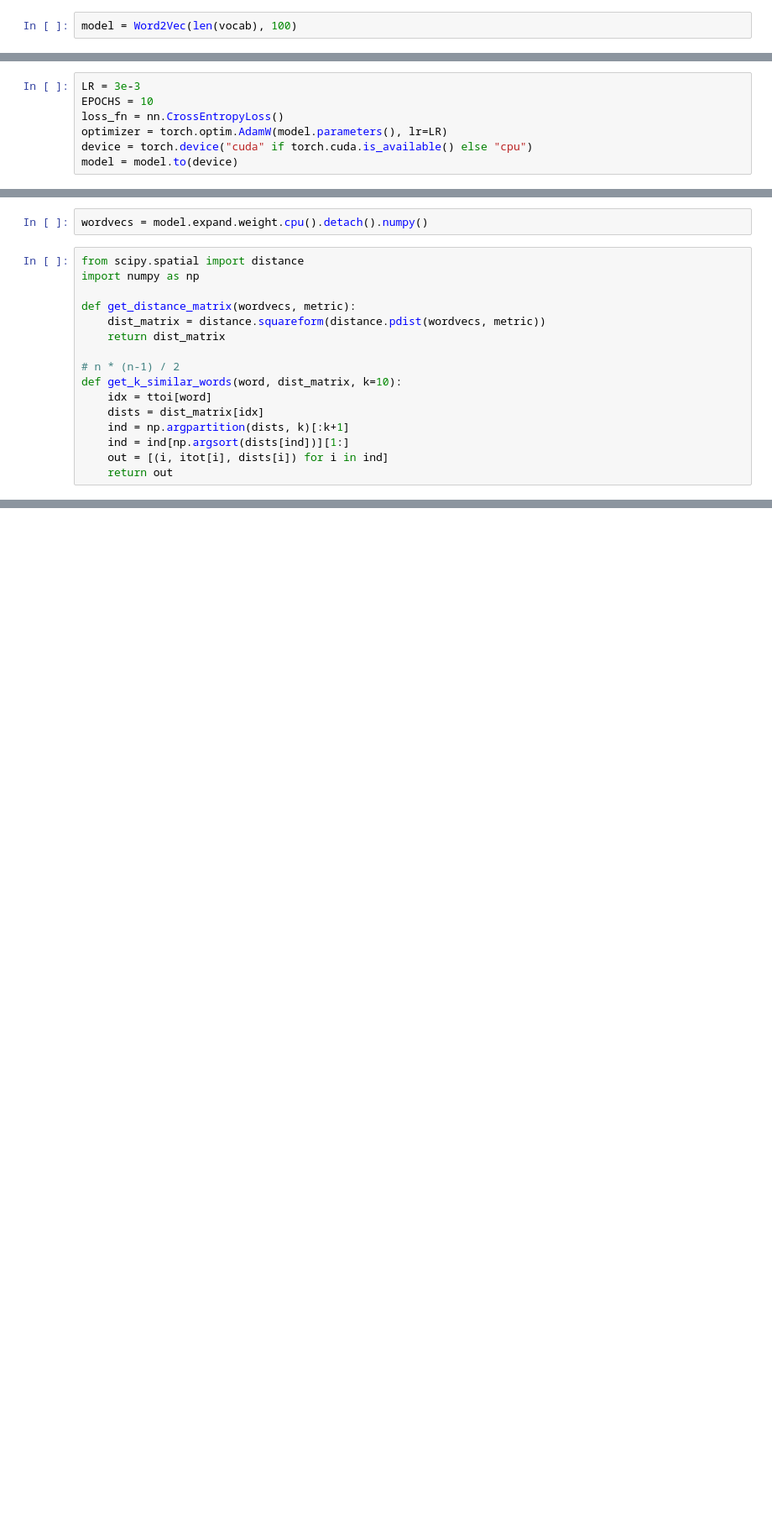
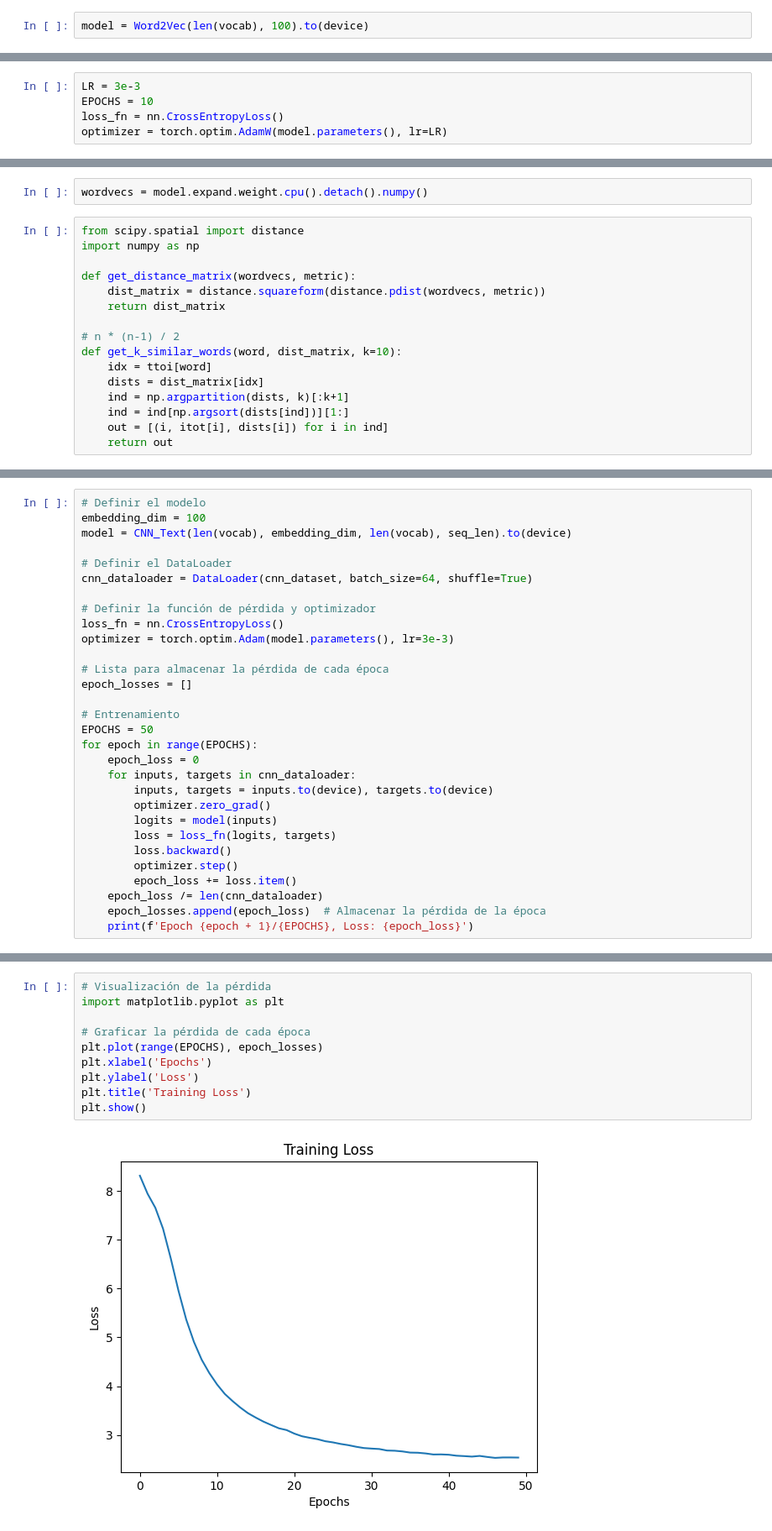
Before and after one commit to balechon/NLP_Laboratorios, a Jupyter notebook: Laboratorio4.ipynb, the cells around one changed output, grey strips where cells are left out. Shown: that part at 84% size. Drawn from its saved outputs; the diff is of its cells as text; blank space fills up the shorter version.

```diff
--- a/Laboratorio4.ipynb
+++ b/Laboratorio4.ipynb
@@ -131,4 +159,4 @@ class Word2Vec(nn.Module):
         logits = self.expand(hidden)
         return logits
 # %%
-model = Word2Vec(len(vocab), 100)
+model = Word2Vec(len(vocab), 100).to(device)
@@ -144,6 +165,4 @@ LR = 3e-3
 EPOCHS = 10
 loss_fn = nn.CrossEntropyLoss()
 optimizer = torch.optim.AdamW(model.parameters(), lr=LR)
-device = torch.device("cuda" if torch.cuda.is_available() else "cpu")
-model = model.to(device)
 # %%
@@ -273,0 +350,30 @@ plt.plot(running_loss)
+# %%
+# Definir el modelo
+embedding_dim = 100
+model = CNN_Text(len(vocab), embedding_dim, len(vocab), seq_len).to(device)
+
+# Definir el DataLoader
+cnn_dataloader = DataLoader(cnn_dataset, batch_size=64, shuffle=True)
+
+# Definir la función de pérdida y optimizador
+loss_fn = nn.CrossEntropyLoss()
+optimizer = torch.optim.Adam(model.parameters(), lr=3e-3)
+
+# Lista para almacenar la pérdida de cada época
+epoch_losses = []
+
+# Entrenamiento
+EPOCHS = 50
+for epoch in range(EPOCHS):
+    epoch_loss = 0
+    for inputs, targets in cnn_dataloader:
+        inputs, targets = inputs.to(device), targets.to(device)
+        optimizer.zero_grad()
+        logits = model(inputs)
+        loss = loss_fn(logits, targets)
+        loss.backward()
+        optimizer.step()
+        epoch_loss += loss.item()
+    epoch_loss /= len(cnn_dataloader)
+    epoch_losses.append(epoch_loss)  # Almacenar la pérdida de la época
+    print(f'Epoch {epoch + 1}/{EPOCHS}, Loss: {epoch_loss}')
@@ -274 +398,13 @@ plt.plot(running_loss)
+# %%
+# Visualización de la pérdida
+import matplotlib.pyplot as plt
+
+# Graficar la pérdida de cada época
+plt.plot(range(EPOCHS), epoch_losses)
+plt.xlabel('Epochs')
+plt.ylabel('Loss')
+plt.title('Training Loss')
+plt.show()
+# %% [output]
+[figure, added]
 # %%
```
Also changed, not shown: parts of 51 cells of this notebook, 1 other file.
